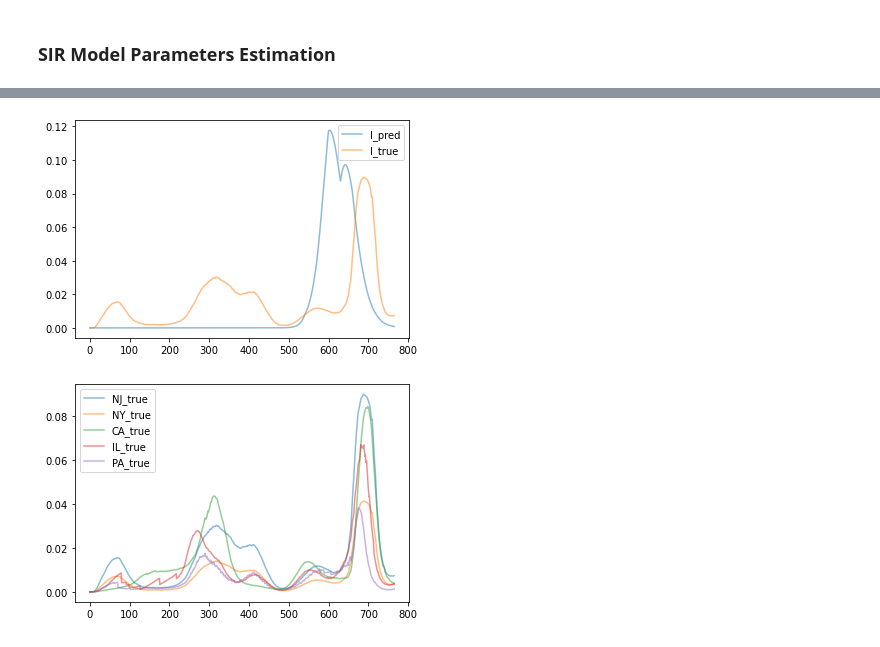
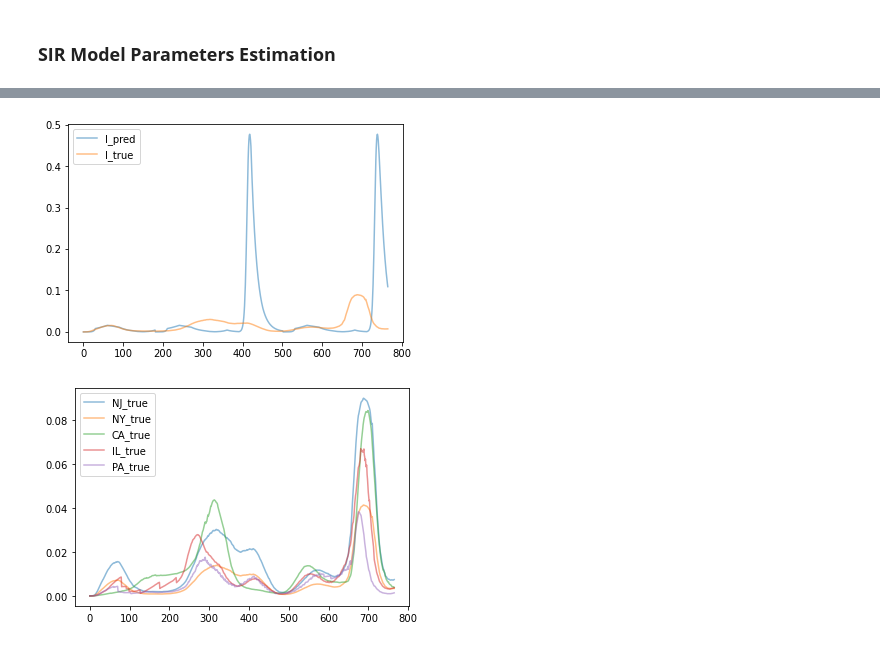
Before and after one commit to cywujeremy/dabp-pandemic-simulation, a Jupyter notebook: nbs/SIR_param_estimation.ipynb, the cells around one changed output, grey strips where cells are left out. Drawn from its saved outputs; the diff is of its cells as text; code cells hidden in the pictures.

```diff
--- a/nbs/SIR_param_estimation.ipynb
+++ b/nbs/SIR_param_estimation.ipynb
@@ -186,0 +106,13 @@ Warning: Desired error not necessarily achieved due to precision loss.
+# %%
+# NJ Period 1
+optimzer_mae_nj1 = optimize.minimize(loss_func,
+                                     np.random.normal(1, 1, size=(time_period[1]//30,)),
+                                     args=(NJ_data[time_period[0]:time_period[0] + time_period[1]], time_period[1], mean_absolute_error, "NJ"),
+                                     method='Nelder-Mead',
+                                     options={'maxiter':2000, 'disp':True})
+
+optimzer_mse_nj1 = optimize.minimize(loss_func,
+                                     np.random.normal(1, 1, size=(time_period[1]//30,)),
+                                     args=(NJ_data[time_period[0]:time_period[0] + time_period[1]], time_period[1], mean_squared_error, "NJ"),
+                                     method='Nelder-Mead',
+                                     options={'maxiter':2000, 'disp':True})
@@ -186,0 +128,13 @@ Warning: Desired error not necessarily achieved due to precision loss.
+# %%
+# NJ Period 2
+optimzer_mae_nj2 = optimize.minimize(loss_func,
+                                     np.random.normal(2, 1, size=(time_period[2]//30,)),
+                                     args=(NJ_data[time_period[1]:time_period[1] + time_period[2]], time_period[2], mean_absolute_error, "NJ"),
+                                     method='Nelder-Mead',
+                                     options={'maxiter':2000, 'disp':True})
+
+optimzer_mse_nj2 = optimize.minimize(loss_func,
+                                     np.random.normal(2, 1, size=(time_period[2]//30,)),
+                                     args=(NJ_data[time_period[1]:time_period[1] + time_period[2]], time_period[2], mean_squared_error, "NJ"),
+                                     method='Nelder-Mead',
+                                     options={'maxiter':2000, 'disp':True})
@@ -187,6 +150,6 @@ Warning: Desired error not necessarily achieved due to precision loss.
 # %%
 # NJ
-r0_pred = np.abs(optimzer_mse.x)
+r0_pred = np.concatenate((np.abs(optimzer_mse_nj0.x), np.abs(optimzer_mse_nj1.x), np.abs(optimzer_mse_nj2.x)))
 # %%
 r0_pred
 # %% [output]
@@ -199,3 +161,6 @@ array([1.14277089, 1.18934177, 0.01077381, 0.74549687, 1.19465931,
+# %%
+r0_pred[13] = 1.6
+r0_pred[22] = 2.3
 # %%
 gamma = 1./14
 state = "NJ"
@@ -253,12 +234,12 @@ plt.show()
 # %%
 fig, ax = plt.subplots()
 
-ax.plot(list(range(766)), I/N_NJ, label="I_pred", alpha=0.5)
+ax.plot(list(range(766)), I[:766]/N_NJ, label="I_pred", alpha=0.5)
 ax.plot(list(range(766)), NJ_data, label="I_true", alpha=0.5)
 plt.legend()
 plt.show()
 # %% [output]
-[figure, old version]
+[figure, new version]
 # %%
 fig, ax = plt.subplots()
 ax.plot(list(range(766)), NJ_data, label="NJ_true", alpha=0.5)
```
Also changed, not shown: parts of 10 cells of this notebook.
